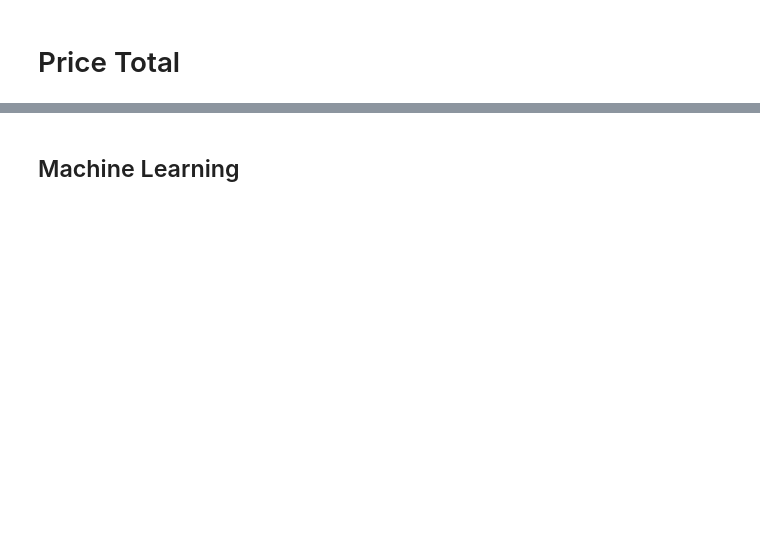
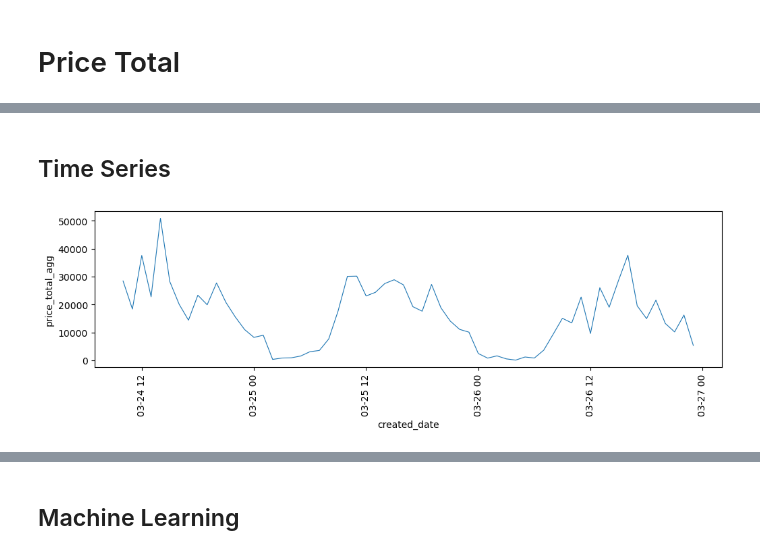
Before and after one commit to jeffc05/sinatra_sales_forecasting, a Jupyter notebook: sales_forecasting.ipynb, the cells around one changed output, grey strips where cells are left out. Saved outputs shown, nothing was run; the diff lists cells and outputs as text; code cells hidden in the pictures; blank space fills up the shorter version.

```diff
--- a/sales_forecasting.ipynb
+++ b/sales_forecasting.ipynb
@@ -181,5 +284,9 @@ sns.lineplot(df_train, lw=0.8);
+# %% [markdown]
+## Time Series
 # %%
 plt.figure(figsize=(12, 3))
-sns.lineplot(price_total.loc[end_date-timedelta(days=2):end_date], lw=0.8)
+sns.lineplot(y_train.loc[end_date-timedelta(days=3):end_date], lw=0.8)
 plt.xticks(rotation=90);
+# %% [output]
+[figure, added]
 # %%
```
Also changed, not shown: parts of 97 cells of this notebook, 3 other files.
